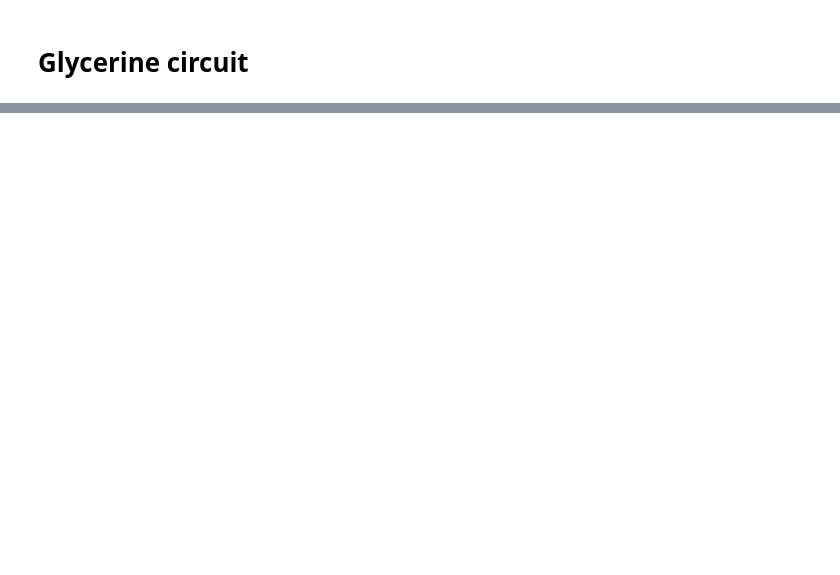
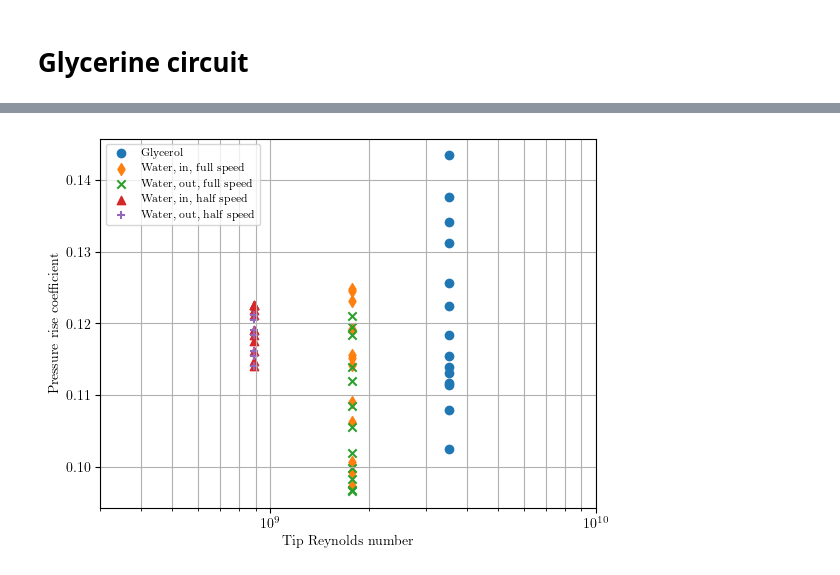
Before and after one commit to lpender3672/MEng-CW, a Jupyter notebook: IIA/3A3/Compressor_Lab/analysis.ipynb, the cells around one changed output, grey strips where cells are left out. Drawn from its saved outputs; the diff is of its cells as text; code cells hidden in the pictures; blank space fills up the shorter version.

```diff
--- a/IIA/3A3/Compressor_Lab/analysis.ipynb
+++ b/IIA/3A3/Compressor_Lab/analysis.ipynb
@@ -175,0 +169,56 @@ plt.show()
+# %%
+# plot the data vs reynolds number
+
+
+def plot_water_pressure_vs_re(data, freq, marker, label = ""):
+
+
+    Qdot = data["Mass Flow"] / rho_water
+    N = Nf(freq)
+    nonD_Q = flow_coeff(Qdot, N)
+    nonD_P = pressure_coeff(data["P_rise Compresor"] * 1e3, N, rho_water)
+
+    Re_water = rho_water * Nf(freq) * do**2 / dyn_visc_water
+    Re = np.array([Re_water] * len(nonD_P))
+
+    plt.scatter(
+        Re,
+        nonD_P,
+        marker = marker,
+        label = label,
+    )
+
+def plot_glycerol_pressure_vs_re(data, freq, marker, label = ""):
+
+    Qdot = data["flow rate kg/s"] / rho_water
+    N = Nf(freq)
+    nonD_Q = flow_coeff(Qdot, N)
+    nonD_P = pressure_coeff(data["pressure"] * 1e3, N, rho_water)
+
+    Re_glycerol = rho_glycerol * Nf(50) * do**2 / dyn_visc_glycerol
+    Re_glycerol = np.array([Re_glycerol] * len(nonD_P))
+
+    plt.scatter(
+        Re_glycerol,
+        nonD_P,
+        marker = marker,
+        label = label,
+    )
+
+plot_glycerol_pressure_vs_re(glycerol_data, 50, 'o', "Glycerol")
+plot_water_pressure_vs_re(water_50_inlet_data, 50, 'd', "Water, in, full speed")
+plot_water_pressure_vs_re(water_50_outlet_data, 50, 'x', "Water, out, full speed")
+plot_water_pressure_vs_re(water_25_inlet_data, 25, '^', "Water, in, half speed")
+plot_water_pressure_vs_re(water_25_outlet_data, 25, '+', "Water, out, half speed")
+
+plt.xscale('log')
+plt.xlim(3e8, 1e10)
+plt.xlabel('Tip Reynolds number')
+plt.ylabel('Pressure rise coefficient')
+plt.legend(prop={'size': 8})
+plt.grid(True, which='both')
+plt.savefig('pressure_reynolds.png', dpi=300, bbox_inches='tight')
+
+plt.show()
+# %% [output]
+[figure, added]
```
Also changed, not shown: parts of 3 cells of this notebook, 4 other files.
